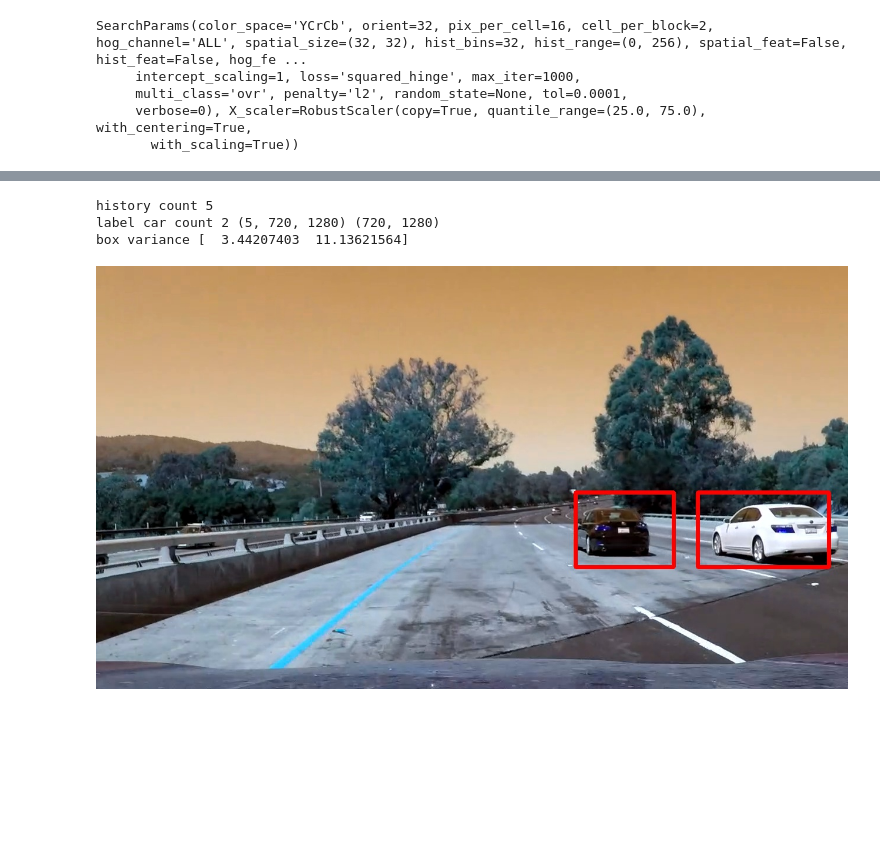
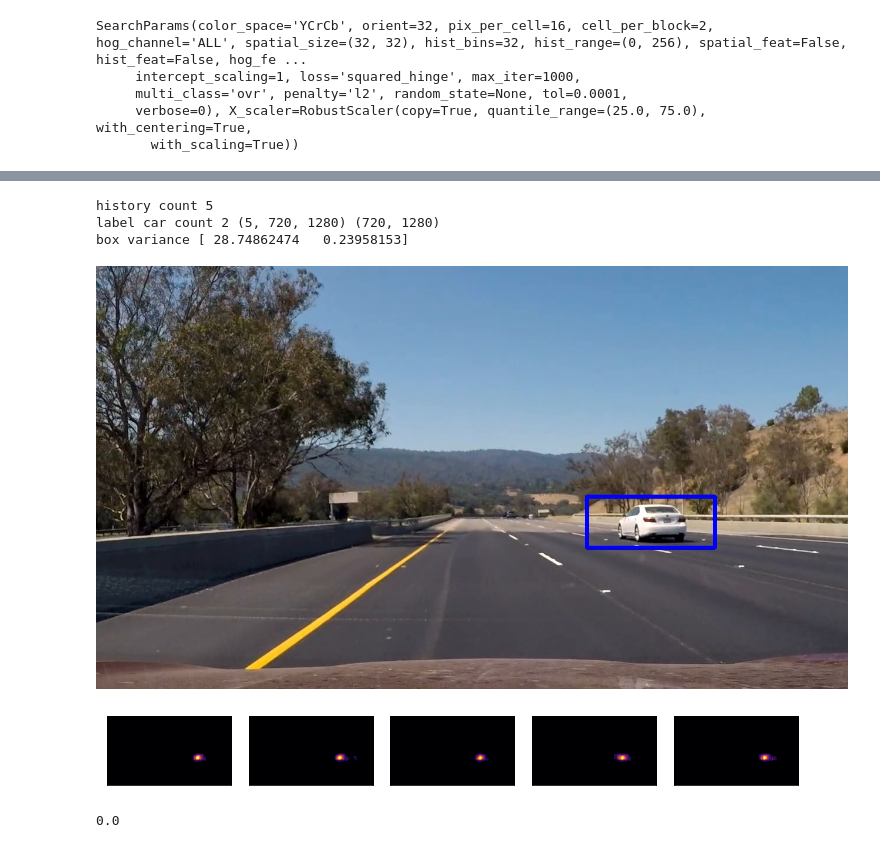
Before and after one commit to hortovanyi/udacity-vehicle-detection-project, a Jupyter notebook: Vehicle Detection Project.ipynb, the cells around one changed output, grey strips where cells are left out. Drawn from its saved outputs; the diff is of its cells as text; code cells hidden in the pictures; blank space fills up the shorter version.

```diff
--- a/Vehicle Detection Project.ipynb
+++ b/Vehicle Detection Project.ipynb
@@ -279,7 +277,7 @@ asyncio.set_event_loop(loop)
 vehicle_detection = VehicleDetection(search_params,timages[0].shape[0], timages[0].shape[1], loop)
 
 @interact
-def hot_windows_test(images=fixed(vimages), i:(0,len(vimages)-1)=0):
+def hot_windows_test(images=fixed(pimages), i:(0,len(pimages)-1)=0):
 
 #     vehicle_detection = VehicleDetection(search_params,images[i].shape[0], images[i].shape[1], loop)
     vehicle_detection.image = images[i]
@@ -296,43 +294,52 @@ def hot_windows_test(images=fixed(vimages), i:(0,len(vimages)-1)=0):
             #print(car_number)
             nonzeroz = np.array(nonzero[0])
             nonzeroy = np.array(nonzero[1])
             nonzerox = np.array(nonzero[2])
             #print(nonzeroy, nonzerox, nonzeroz)
 
 
-#     nplots=vehicle_detection.heatmap_history_count
-#     fig = plt.figure(figsize=(5,vehicle_detection.heatmap_history_count*2))
-#     for i in range(0,vehicle_detection.heatmap_history_count):
-#         plt.subplot(nplots, 1, i+1)
-#         plt.imshow(heatmap_history[i],cmap='inferno')
-#         plt.xticks([]), plt.yticks([])
-#     fig.tight_layout()
+    nplots=vehicle_detection.heatmap_history_count
+    fig = plt.figure(figsize=(10,vehicle_detection.heatmap_history_count*3))
+
+    for i in range(0,vehicle_detection.heatmap_history_count):
+        plt.subplot(1, nplots, i+1)
+
+        heatmap=heatmap_history[i]
+        plt.imshow(heatmap,cmap='inferno')
+        plt.xticks([]), plt.yticks([])
+    fig.tight_layout()
 
 
 #     fig = plt.figure(figsize=(12,10))
 #     plt.subplot(131)
 
 #     print(labels[1], 'cars found')
 #     plt.imshow(labels[0][0], cmap='gray')
 #     plt.subplot(132)
 #     plt.imshow(heatmap)
 
 #     f, ax = plt.subplots(133,figsize=(6, 6))
 #     nonzero = (labels[0] > 0).nonzero()
 #     nonzeroz = np.array(nonzero[0])
 #     nonzeroy = np.array(nonzero[1])
 #     nonzerox = np.array(nonzero[2])
 
 #     ax = Axes3D(f)
 #     ax.scatter(nonzerox,nonzeroy,nonzeroz)
     #return arr2img(labels[0])
 
-    return arr2img(vehicle_detection.result)
+
+    return arr2img(cv2.cvtColor(vehicle_detection.result,cv2.COLOR_BGR2RGB))
 # %% [output]
 history count 5
 label car count 2 (5, 720, 1280) (720, 1280)
-box variance [  3.44207403  11.13621564]
+box variance [ 28.74862474   0.23958153]
-[figure, old version]
+[figure, new version]
+[figure, added]
+# %%
+vehicle_detection.heatmap.mean()
+# %% [output]
+0.0
 # %%
 loop = asyncio.new_event_loop()
 asyncio.set_event_loop(loop)
```
Also changed, not shown: parts of 11 cells of this notebook, 4 other files.
